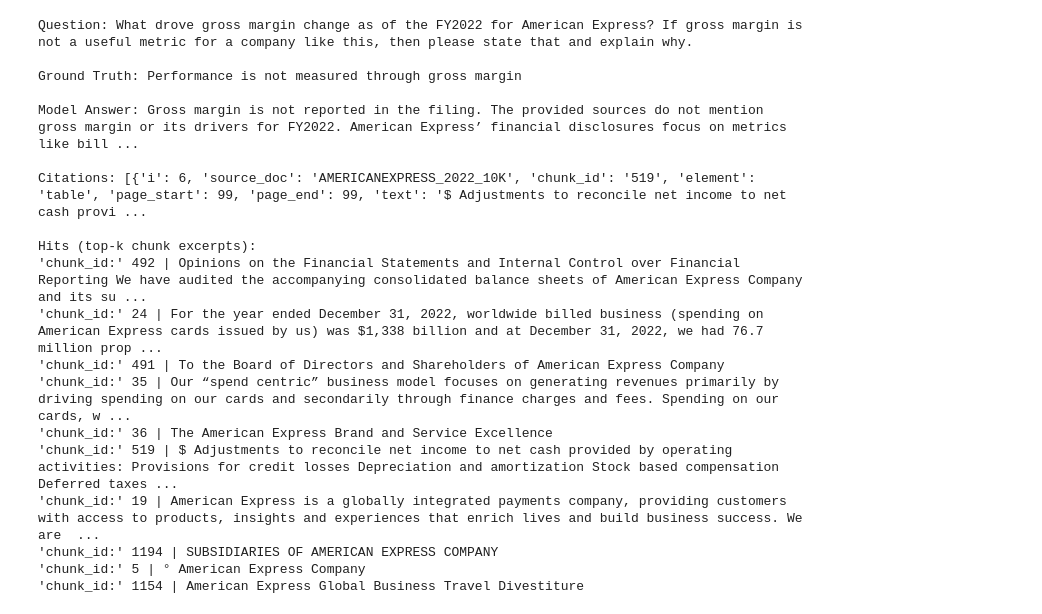
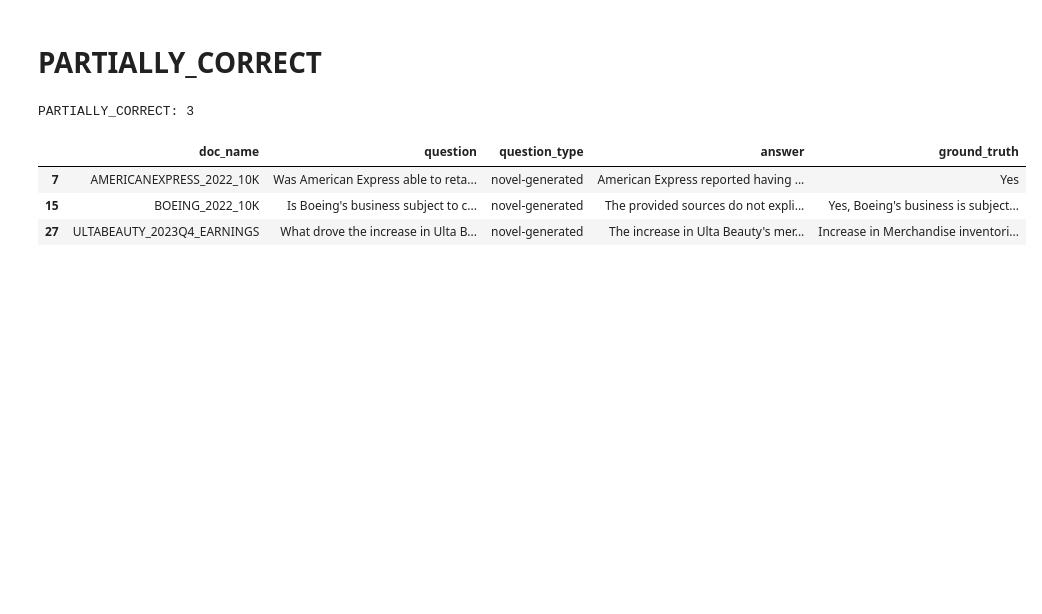
Before and after one commit to seokhyunmoon/Financial_Document_Analyzer, a Jupyter notebook: notebooks/financebench_analysis.ipynb, the cells around one changed output. Drawn from its saved outputs; the diff is of its cells as text; code cells hidden in the pictures; blank space fills up the shorter version.

```diff
--- a/notebooks/financebench_analysis.ipynb
+++ b/notebooks/financebench_analysis.ipynb
@@ -148,34 +144,12 @@ Good cases: 12
-# %%
-# Inspect a specific good case (default: first failure)
-idx = good_cases.index[1] if len(good_cases) else None
-if idx is not None:
-    rec = good_cases.loc[idx]
-    print('Question:', rec['question'])
-    print('\nGround Truth:', rec['ground_truth'])
-    print('\nModel Answer:', rec['answer'])
-    print('\nCitations:', rec['citations'])
-    print('\nHits (top-k chunk excerpts):')
-    for hit in rec['hits']:
-        print("'chunk_id:'", hit.get('chunk_id'), '|', (hit.get('text') or ''))
-else:
-    print('No bad cases available.')
-# %% [output]
-Question: What drove gross margin change as of the FY2022 for American Express? If gross margin is not a useful metric for a company like this, then please state that and explain why.
-
-Ground Truth: Performance is not measured through gross margin
-
-Model Answer: Gross margin is not reported in the filing. The provided sources do not mention gross margin or its drivers for FY2022. American Express’ financial disclosures focus on metrics like bill ...
-
-Citations: [{'i': 6, 'source_doc': 'AMERICANEXPRESS_2022_10K', 'chunk_id': '519', 'element': 'table', 'page_start': 99, 'page_end': 99, 'text': '$ Adjustments to reconcile net income to net cash provi ...
-
-Hits (top-k chunk excerpts):
-'chunk_id:' 492 | Opinions on the Financial Statements and Internal Control over Financial Reporting We have audited the accompanying consolidated balance sheets of American Express Company and its su ...
-'chunk_id:' 24 | For the year ended December 31, 2022, worldwide billed business (spending on American Express cards issued by us) was $1,338 billion and at December 31, 2022, we had 76.7 million prop ...
-'chunk_id:' 491 | To the Board of Directors and Shareholders of American Express Company
-'chunk_id:' 35 | Our “spend centric” business model focuses on generating revenues primarily by driving spending on our cards and secondarily through finance charges and fees. Spending on our cards, w ...
-'chunk_id:' 36 | The American Express Brand and Service Excellence
-'chunk_id:' 519 | $ Adjustments to reconcile net income to net cash provided by operating activities: Provisions for credit losses Depreciation and amortization Stock based compensation Deferred taxes ...
-'chunk_id:' 19 | American Express is a globally integrated payments company, providing customers with access to products, insights and experiences that enrich lives and build business success. We are  ...
-'chunk_id:' 1194 | SUBSIDIARIES OF AMERICAN EXPRESS COMPANY
-'chunk_id:' 5 | ° American Express Company
-'chunk_id:' 1154 | American Express Global Business Travel Divestiture
+# %% [markdown]
+# PARTIALLY_CORRECT
+# %%
+partial = df[df['eval_classification'] == "PARTIALLY_CORRECT"]
+print(f'PARTIALLY_CORRECT: {len(partial)}')
+partial[['doc_name', 'question', 'question_type', 'answer', 'ground_truth']]
+# %% [output]
+PARTIALLY_CORRECT: 3
+|  | doc_name | question | question_type | answer | ground_truth |
+| 7 | AMERICANEXPRESS_2022_10K | Was American Express able to reta... | novel-generated | American Express reported having ... | Yes |
+| 15 | BOEING_2022_10K | Is Boeing's business subject to c... | novel-generated | The provided sources do not expli... | Yes, Boeing's business is subject... |
+| 27 | ULTABEAUTY_2023Q4_EARNINGS | What drove the increase in Ulta B... | novel-generated | The increase in Ulta Beauty's mer... | Increase in Merchandise inventori... |
```
Also changed, not shown: parts of 19 cells of this notebook, 2 other files.
